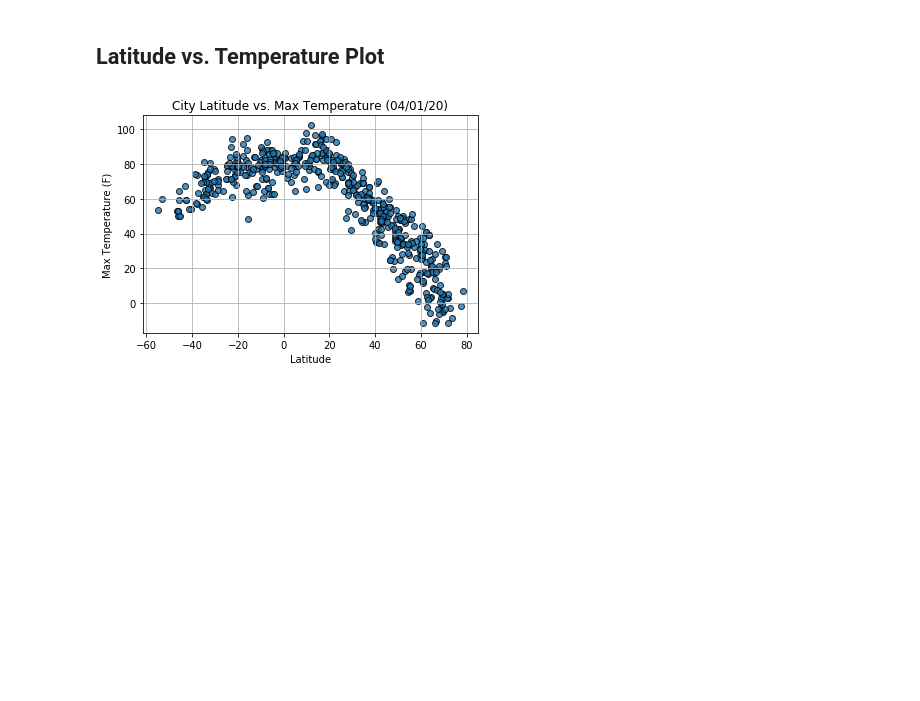
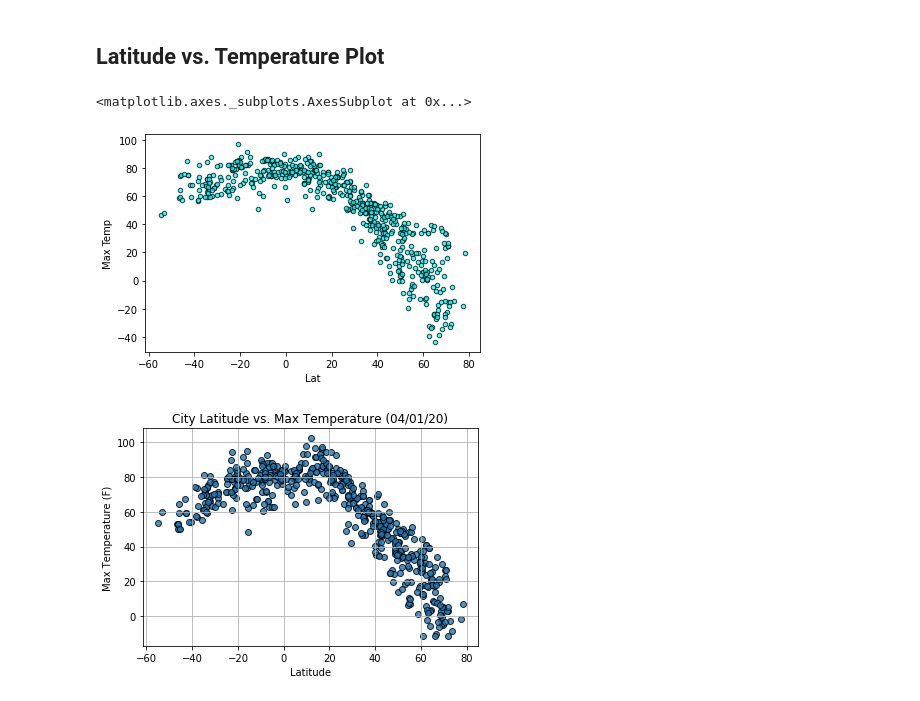
Before and after one commit to corriethomas/Python-API-Challenge, a Jupyter notebook: WeatherPy/starter_code/WeatherPy-Copy3-FinalforReview.ipynb, the cells around one changed output. Cells and saved outputs as stored; diff of their text form; code cells hidden in the pictures; blank space fills up the shorter version.

Commit message:
adds plots in final dataset

```diff
--- a/WeatherPy/starter_code/WeatherPy-Copy3-FinalforReview.ipynb
+++ b/WeatherPy/starter_code/WeatherPy-Copy3-FinalforReview.ipynb
@@ -158,6 +158,12 @@ clean_city_df
 * Save the plotted figures as .pngs.
 # %% [markdown]
 ## Latitude vs. Temperature Plot
+# %%
+clean_city_df.plot.scatter("Lat", "Max Temp", alpha=0.75, edgecolor="black", color="cyan")
+#don't forget the gridlines!
+# %% [output]
+<matplotlib.axes._subplots.AxesSubplot at 0x...>
+[figure, added]
 # %%
 # %% [output]
 [figure]
```
Also changed, not shown: parts of 12 cells of this notebook.
